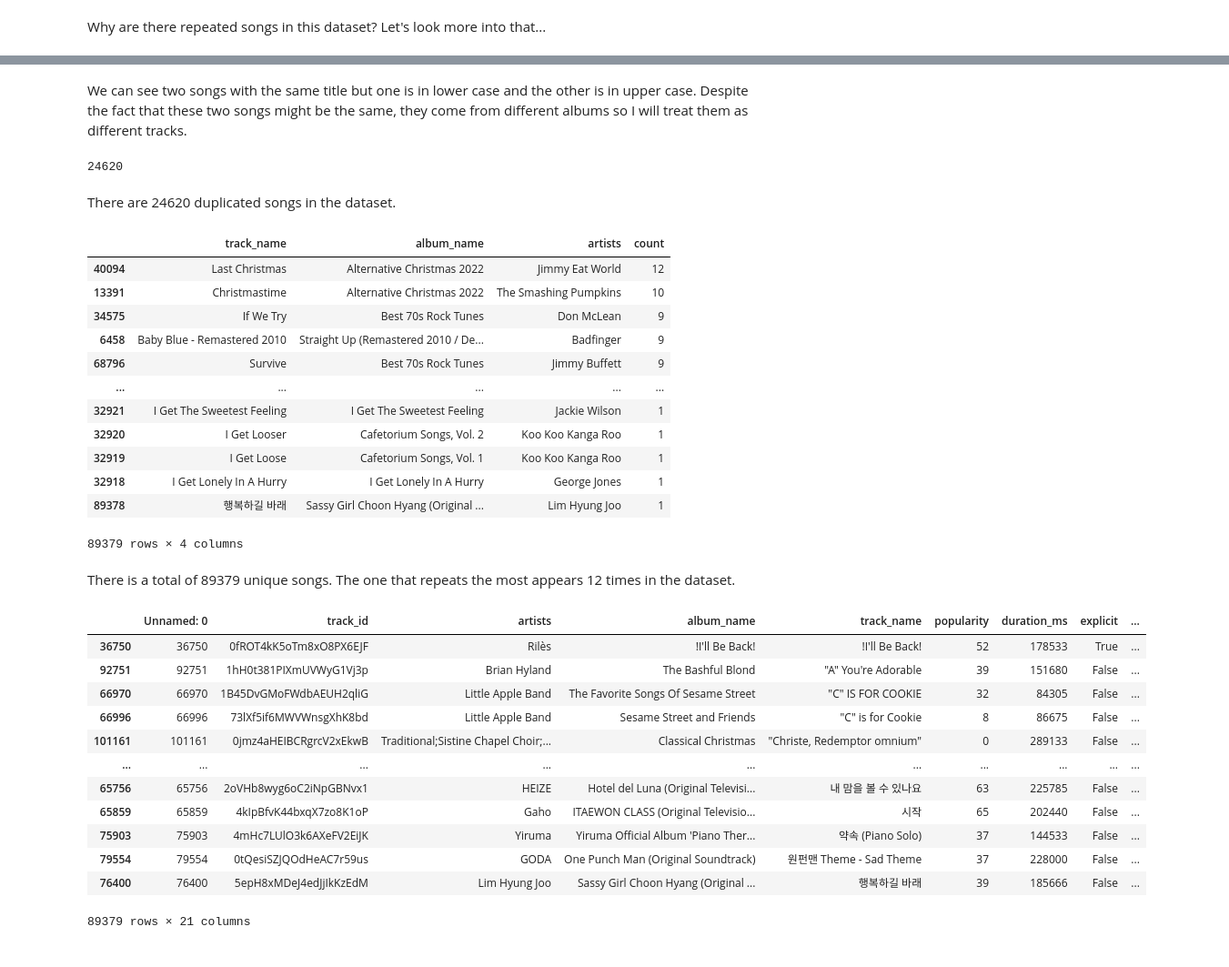
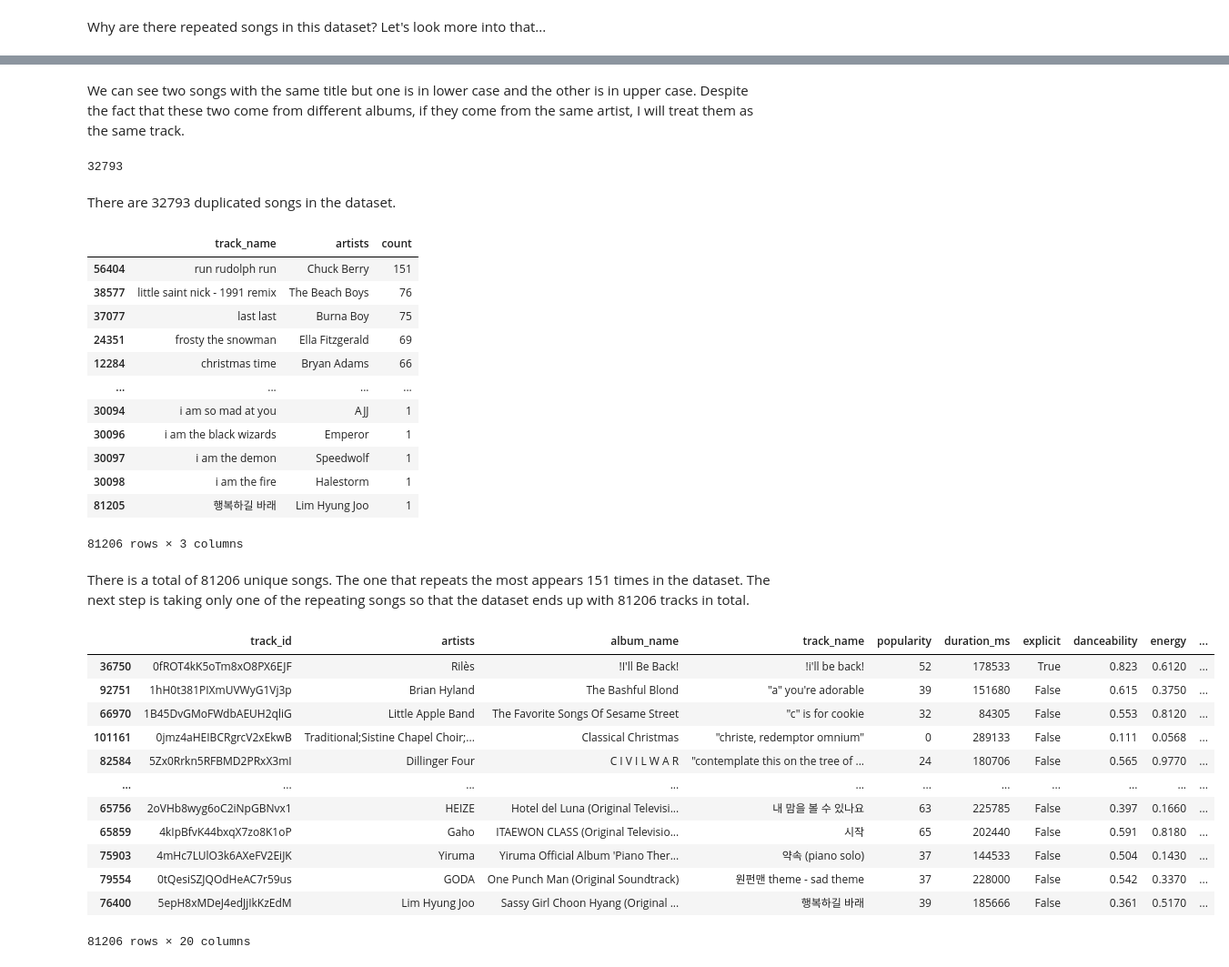
Before and after one commit to YOANGELICA/airflow_data_engineer_challenge, a Jupyter notebook: exploratory_data_analysis/spotify_eda.ipynb, the cells around one changed output, grey strips where cells are left out. Shown: that part at 91% size. Cells and saved outputs as stored; diff of their text form; code cells hidden in the pictures.

```diff
--- a/exploratory_data_analysis/spotify_eda.ipynb
+++ b/exploratory_data_analysis/spotify_eda.ipynb
@@ -72,3 +76,5 @@ memory usage: 17.5+ MB
+# %%
+spotify_df = spotify_df.drop('Unnamed: 0', axis=1)
 # %%
 spotify_df.isnull().sum()
 # %% [output]
@@ -170,47 +173,46 @@ spotify_df.sort_values(by = 'track_name').head(10)
 # %% [markdown]
-We can see two songs with the same title but one is in lower case and the other is in upper case. Despite the fact that these two songs might be the same, they come from different albums so I will treat them as different tracks.
+We can see two songs with the same title but one is in lower case and the other is in upper case. Despite the fact that these two come from different albums, if they come from the same artist, I will treat them as the same track.
 # %%
-spotify_df.duplicated(subset=['track_name','album_name','artists']).sum()
+spotify_df['track_name'] = spotify_df['track_name'].str.lower()
+spotify_df.duplicated(subset=['track_name','artists']).sum()
 # %% [output]
-24620
+32793
 # %% [markdown]
-There are 24620 duplicated songs in the dataset.
+There are 32793 duplicated songs in the dataset.
 # %%
-grouped_df = spotify_df.groupby(['track_name','album_name','artists']).size().reset_index(name='count') # grouping by artist and track name
+grouped_df = spotify_df.groupby(['track_name','artists']).size().reset_index(name='count') # grouping by artist and track name
 grouped_df.sort_values(by = 'count', ascending= False) # sorting descending
 # %% [output]
-|  | track_name | album_name | artists | count |
-| 40094 | Last Christmas | Alternative Christmas 2022 | Jimmy Eat World | 12 |
-| 13391 | Christmastime | Alternative Christmas 2022 | The Smashing Pumpkins | 10 |
-| 34575 | If We Try | Best 70s Rock Tunes | Don McLean | 9 |
-| 6458 | Baby Blue - Remastered 2010 | Straight Up (Remastered 2010 / De... | Badfinger | 9 |
-| 68796 | Survive | Best 70s Rock Tunes | Jimmy Buffett | 9 |
-| ... | ... | ... | ... | ... |
-| 32921 | I Get The Sweetest Feeling | I Get The Sweetest Feeling | Jackie Wilson | 1 |
-| 32920 | I Get Looser | Cafetorium Songs, Vol. 2 | Koo Koo Kanga Roo | 1 |
-| 32919 | I Get Loose | Cafetorium Songs, Vol. 1 | Koo Koo Kanga Roo | 1 |
-| 32918 | I Get Lonely In A Hurry | I Get Lonely In A Hurry | George Jones | 1 |
-| 89378 | 행복하길 바래 | Sassy Girl Choon Hyang (Original ... | Lim Hyung Joo | 1 |
+|  | track_name | artists | count |
+| 56404 | run rudolph run | Chuck Berry | 151 |
+| 38577 | little saint nick - 1991 remix | The Beach Boys | 76 |
+| 37077 | last last | Burna Boy | 75 |
+| 24351 | frosty the snowman | Ella Fitzgerald | 69 |
+| 12284 | christmas time | Bryan Adams | 66 |
+| ... | ... | ... | ... |
+| 30094 | i am so mad at you | AJJ | 1 |
+| 30096 | i am the black wizards | Emperor | 1 |
+| 30097 | i am the demon | Speedwolf | 1 |
+| 30098 | i am the fire | Halestorm | 1 |
+| 81205 | 행복하길 바래 | Lim Hyung Joo | 1 |
-89379 rows × 4 columns
+81206 rows × 3 columns
 # %% [markdown]
-There is a total of 89379 unique songs. The one that repeats the most appears 12 times in the dataset.
+There is a total of 81206 unique songs. The one that repeats the most appears 151 times in the dataset. The next step is taking only one of the repeating songs so that the dataset ends up with 81206 tracks in total.
 # %%
-popular_songs_df = spotify_df.groupby(['track_name','album_name','artists'])['popularity'].idxmax() # grouping by track name, artist and album name and choosing the row with the highest popularity
-
-most_popular_songs = spotify_df.loc[popular_songs_df] # rows with the song with the highest popularity
-
-most_popular_songs
+popular_songs = spotify_df.groupby(['track_name','artists'])['popularity'].idxmax() # grouping by track name, artist and album name and choosing the row with the highest popularity
+unique_songs = spotify_df.loc[popular_songs] # rows with the song with the highest popularity
+unique_songs
 # %% [output]
-|  | Unnamed: 0 | track_id | artists | album_name | track_name | popularity | duration_ms | explicit | ... |
-| 36750 | 36750 | 0fROT4kK5oTm8xO8PX6EJF | Rilès | !I'll Be Back! | !I'll Be Back! | 52 | 178533 | True | ... |
-| 92751 | 92751 | 1hH0t381PIXmUVWyG1Vj3p | Brian Hyland | The Bashful Blond | "A" You're Adorable | 39 | 151680 | False | ... |
-| 66970 | 66970 | 1B45DvGMoFWdbAEUH2qliG | Little Apple Band | The Favorite Songs Of Sesame Street | "C" IS FOR COOKIE | 32 | 84305 | False | ... |
-| 66996 | 66996 | 73lXf5if6MWVWnsgXhK8bd | Little Apple Band | Sesame Street and Friends | "C" is for Cookie | 8 | 86675 | False | ... |
-| 101161 | 101161 | 0jmz4aHEIBCRgrcV2xEkwB | Traditional;Sistine Chapel Choir;... | Classical Christmas | "Christe, Redemptor omnium" | 0 | 289133 | False | ... |
-| ... | ... | ... | ... | ... | ... | ... | ... | ... | ... |
-| 65756 | 65756 | 2oVHb8wyg6oC2iNpGBNvx1 | HEIZE | Hotel del Luna (Original Televisi... | 내 맘을 볼 수 있나요 | 63 | 225785 | False | ... |
-| 65859 | 65859 | 4kIpBfvK44bxqX7zo8K1oP | Gaho | ITAEWON CLASS (Original Televisio... | 시작 | 65 | 202440 | False | ... |
-| 75903 | 75903 | 4mHc7LUlO3k6AXeFV2EiJK | Yiruma | Yiruma Official Album 'Piano Ther... | 약속 (Piano Solo) | 37 | 144533 | False | ... |
-| 79554 | 79554 | 0tQesiSZJQOdHeAC7r59us | GODA | One Punch Man (Original Soundtrack) | 원펀맨 Theme - Sad Theme | 37 | 228000 | False | ... |
-| 76400 | 76400 | 5epH8xMDeJ4edJjIkKzEdM | Lim Hyung Joo | Sassy Girl Choon Hyang (Original ... | 행복하길 바래 | 39 | 185666 | False | ... |
+|  | track_id | artists | album_name | track_name | popularity | duration_ms | explicit | danceability | energy | ... |
+| 36750 | 0fROT4kK5oTm8xO8PX6EJF | Rilès | !I'll Be Back! | !i'll be back! | 52 | 178533 | True | 0.823 | 0.6120 | ... |
+| 92751 | 1hH0t381PIXmUVWyG1Vj3p | Brian Hyland | The Bashful Blond | "a" you're adorable | 39 | 151680 | False | 0.615 | 0.3750 | ... |
+| 66970 | 1B45DvGMoFWdbAEUH2qliG | Little Apple Band | The Favorite Songs Of Sesame Street | "c" is for cookie | 32 | 84305 | False | 0.553 | 0.8120 | ... |
+| 101161 | 0jmz4aHEIBCRgrcV2xEkwB | Traditional;Sistine Chapel Choir;... | Classical Christmas | "christe, redemptor omnium" | 0 | 289133 | False | 0.111 | 0.0568 | ... |
+| 82584 | 5Zx0Rrkn5RFBMD2PRxX3mI | Dillinger Four | C I V I L W A R | "contemplate this on the tree of ... | 24 | 180706 | False | 0.565 | 0.9770 | ... |
+| ... | ... | ... | ... | ... | ... | ... | ... | ... | ... | ... |
+| 65756 | 2oVHb8wyg6oC2iNpGBNvx1 | HEIZE | Hotel del Luna (Original Televisi... | 내 맘을 볼 수 있나요 | 63 | 225785 | False | 0.397 | 0.1660 | ... |
+| 65859 | 4kIpBfvK44bxqX7zo8K1oP | Gaho | ITAEWON CLASS (Original Televisio... | 시작 | 65 | 202440 | False | 0.591 | 0.8180 | ... |
+| 75903 | 4mHc7LUlO3k6AXeFV2EiJK | Yiruma | Yiruma Official Album 'Piano Ther... | 약속 (piano solo) | 37 | 144533 | False | 0.504 | 0.1430 | ... |
+| 79554 | 0tQesiSZJQOdHeAC7r59us | GODA | One Punch Man (Original Soundtrack) | 원펀맨 theme - sad theme | 37 | 228000 | False | 0.542 | 0.3370 | ... |
+| 76400 | 5epH8xMDeJ4edJjIkKzEdM | Lim Hyung Joo | Sassy Girl Choon Hyang (Original ... | 행복하길 바래 | 39 | 185666 | False | 0.361 | 0.5170 | ... |
-89379 rows × 21 columns
+81206 rows × 20 columns
```
Also changed, not shown: parts of 14 cells of this notebook, 1 other file.
